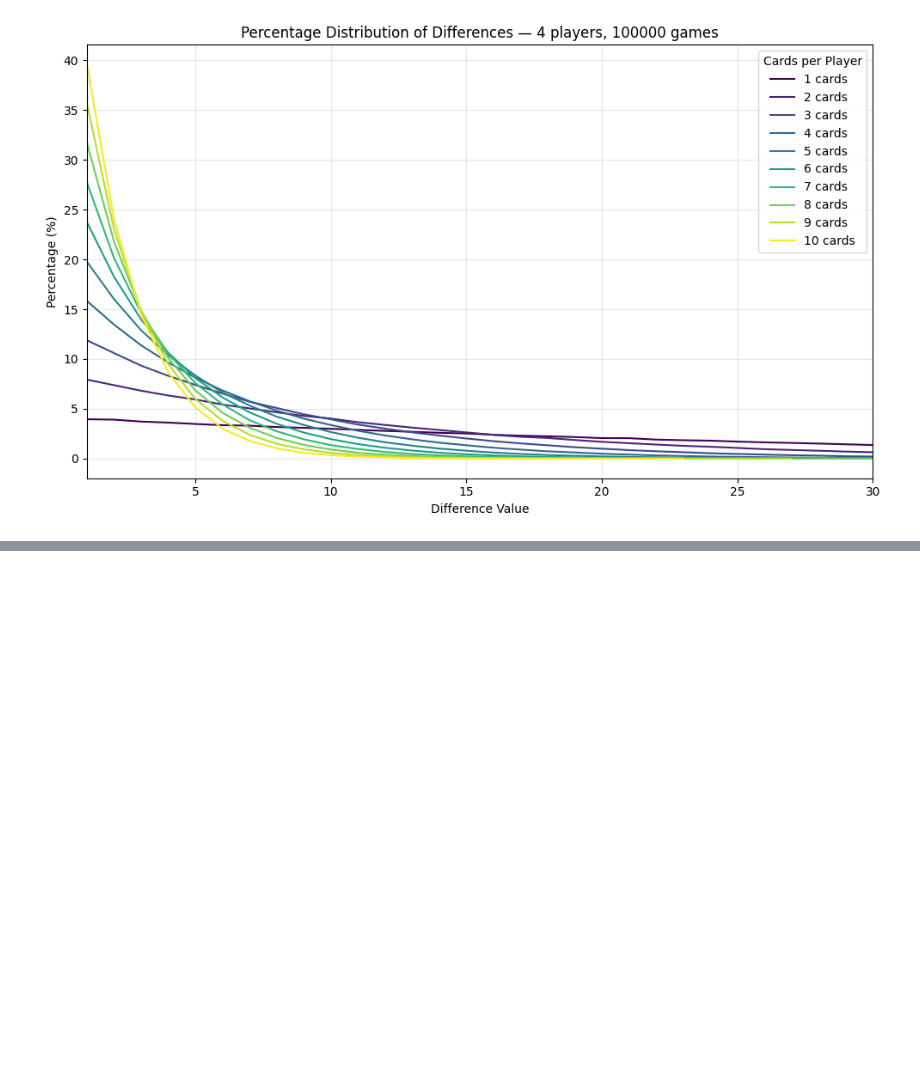
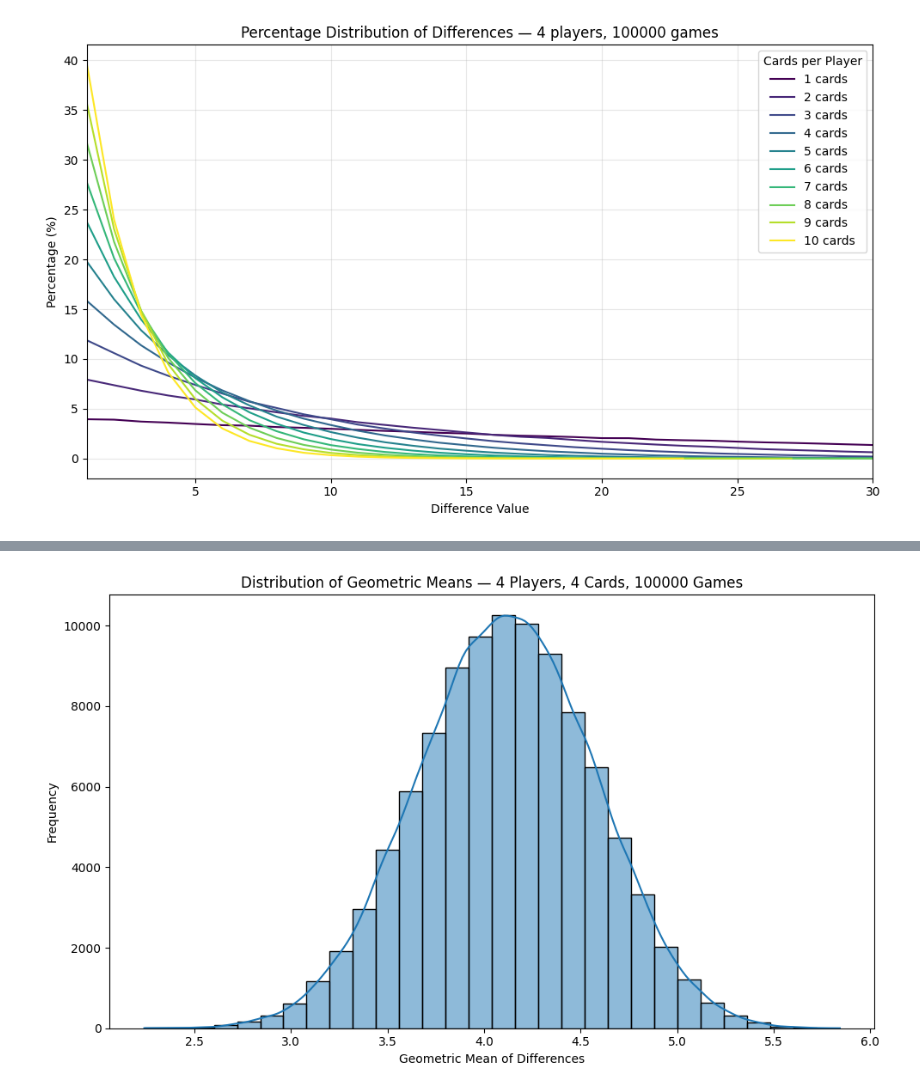
Before and after one commit to DTomusk/the-mind, a Jupyter notebook: adam/the-mind.ipynb, the cells around one changed output, grey strips where cells are left out. Drawn from its saved outputs; the diff is of its cells as text; code cells hidden in the pictures; blank space fills up the shorter version.

```diff
--- a/adam/the-mind.ipynb
+++ b/adam/the-mind.ipynb
@@ -274,0 +407,34 @@ plot_cumulative_percentage_lines(players=4, max_cards=10, games=100000)
+# %%
+import seaborn as sns
+import matplotlib.pyplot as plt
+import pandas as pd
+
+# Adjusted function to get geometric mean per game
+def geometric_means_per_game(players: int, cards: int, games: int = 1000):
+    """Return a list of geometric means, one per game."""
+    gm_list = []
+    for _ in range(games):
+        diffs = generate_diffs(players, cards)  # list of diffs for this game
+        gm = average_of_geometric_means([diffs])  # wrap in list to use your function
+        gm_list.append(gm)
+    return gm_list
+
+# Generate data
+players = 4
+cards = 4
+games = 100000
+gm_data = geometric_means_per_game(players, cards, games)
+
+# Put in a DataFrame for seaborn
+df = pd.DataFrame({"geometric_mean": gm_data})
+
+# Plot
+plt.figure(figsize=(10, 6))
+sns.histplot(df["geometric_mean"], kde=True, bins=30)
+plt.title(f"Distribution of Geometric Means — {players} Players, {cards} Cards, {games} Games")
+plt.xlabel("Geometric Mean of Differences")
+plt.ylabel("Frequency")
+plt.tight_layout()
+plt.show()
+# %% [output]
+[figure, added]
```
Also changed, not shown: parts of 9 cells of this notebook.
